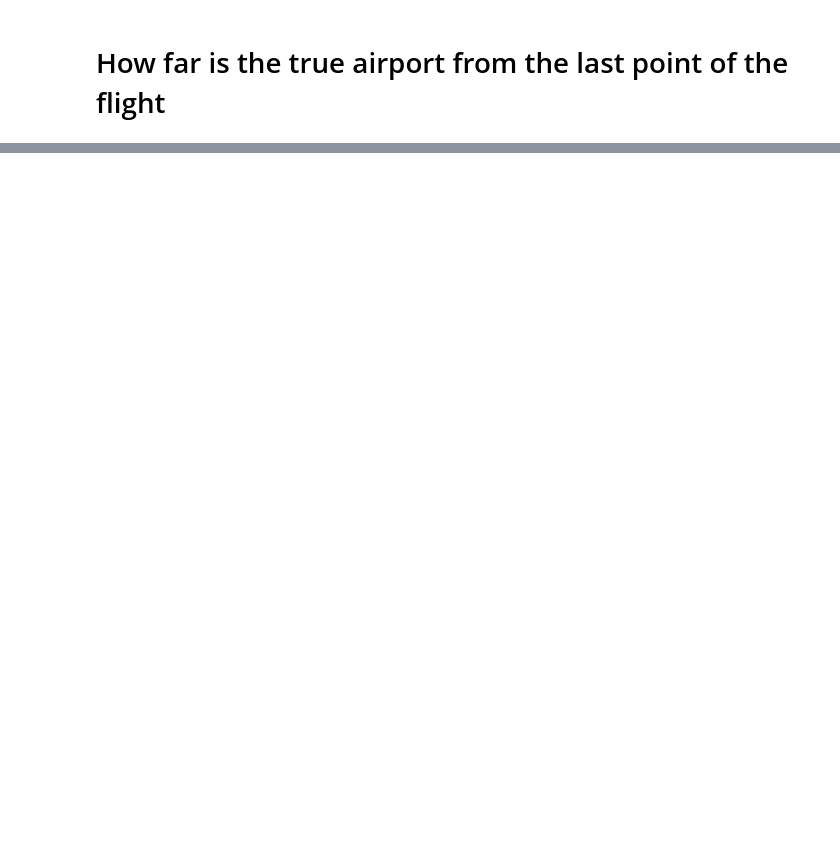
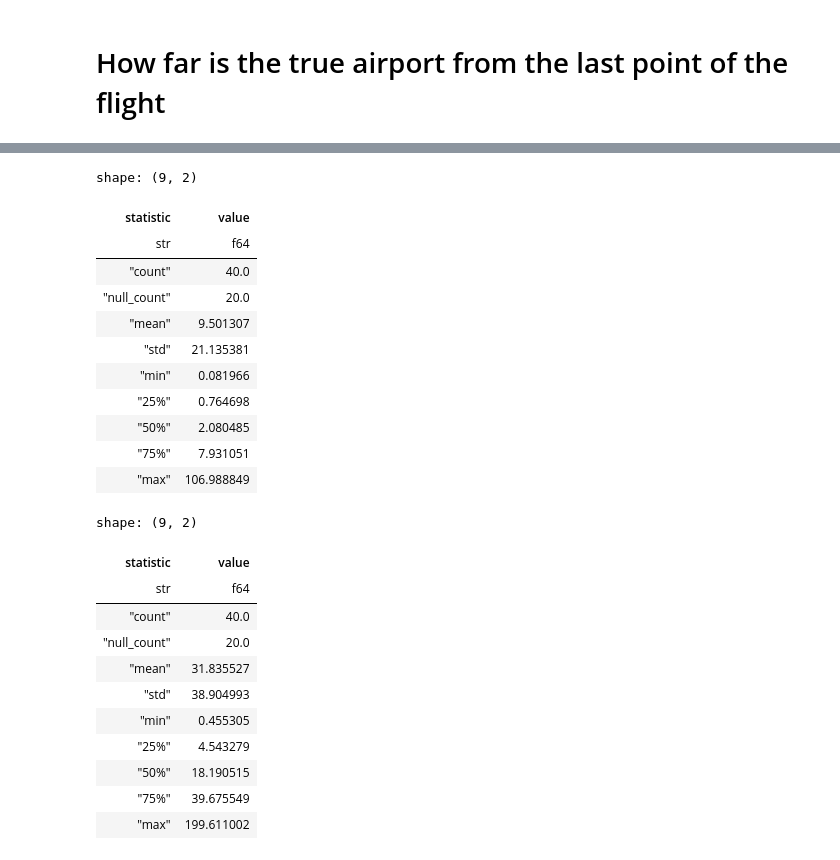
Before and after one commit to PlaneQuery/planequery-data, a Jupyter notebook: notebooks/flights/flights_algorithm_time_and_distance_analysis.ipynb, the cells around one changed output, grey strips where cells are left out. Cells and saved outputs as stored; diff of their text form; code cells hidden in the pictures; blank space fills up the shorter version.

```diff
--- a/notebooks/flights/flights_algorithm_time_and_distance_analysis.ipynb
+++ b/notebooks/flights/flights_algorithm_time_and_distance_analysis.ipynb
@@ -196,0 +47,30 @@ shape: (1_391, 18)
+# %%
+import polars as pl
+df_1 = df.filter(~pl.col("same_airport_ident"))
+display(df_1.get_column("first_message_distance_to_takeoff_airport_km").describe())
+display(df_1.get_column("last_message_distance_to_landing_airport_km").describe())
+# %% [output]
+shape: (9, 2)
+| statistic | value |
+| str | f64 |
+| "count" | 40.0 |
+| "null_count" | 20.0 |
+| "mean" | 9.501307 |
+| "std" | 21.135381 |
+| "min" | 0.081966 |
+| "25%" | 0.764698 |
+| "50%" | 2.080485 |
+| "75%" | 7.931051 |
+| "max" | 106.988849 |
+shape: (9, 2)
+| statistic | value |
+| str | f64 |
+| "count" | 40.0 |
+| "null_count" | 20.0 |
+| "mean" | 31.835527 |
+| "std" | 38.904993 |
+| "min" | 0.455305 |
+| "25%" | 4.543279 |
+| "50%" | 18.190515 |
+| "75%" | 39.675549 |
+| "max" | 199.611002 |
```
Also changed, not shown: parts of 16 cells of this notebook, 1 other file.
